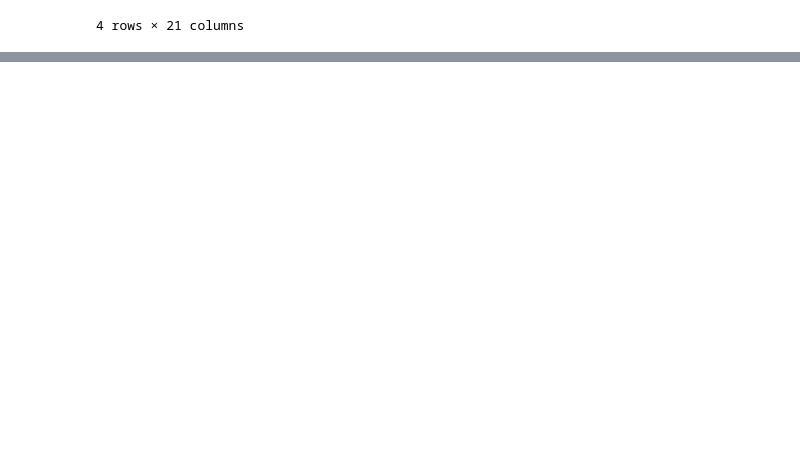
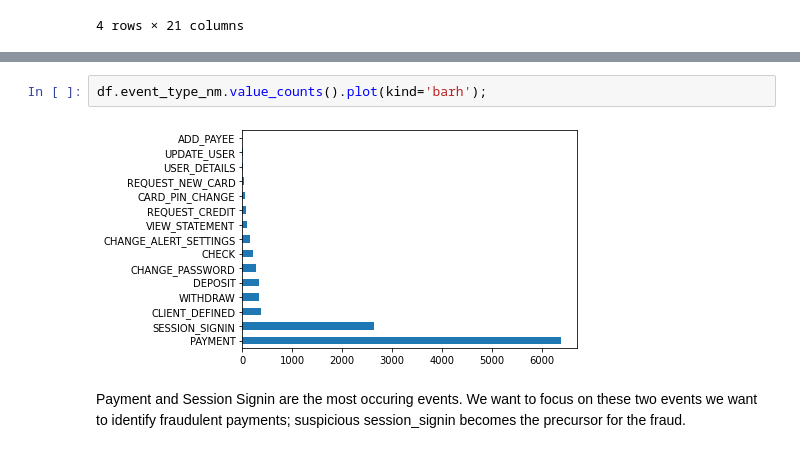
Before and after one commit to Kenrich005/ISB_Datathon_23, a Jupyter notebook: Datathon_ISB_2023_v2.ipynb, the cells around one changed output, grey strips where cells are left out. Drawn from its saved outputs; the diff is of its cells as text; blank space fills up the shorter version.

```diff
--- a/Datathon_ISB_2023_v2.ipynb
+++ b/Datathon_ISB_2023_v2.ipynb
@@ -100,0 +201,6 @@ df[df.customer_id=="customer_id_119"]
+# %%
+df.event_type_nm.value_counts().plot(kind='barh');
+# %% [output]
+[figure, added]
+# %% [markdown]
+Payment and Session Signin are the most occuring events. We want to focus on these two events we want to identify fraudulent payments; suspicious session_signin becomes the precursor for the fraud.
```
Also changed, not shown: parts of 17 cells of this notebook.
